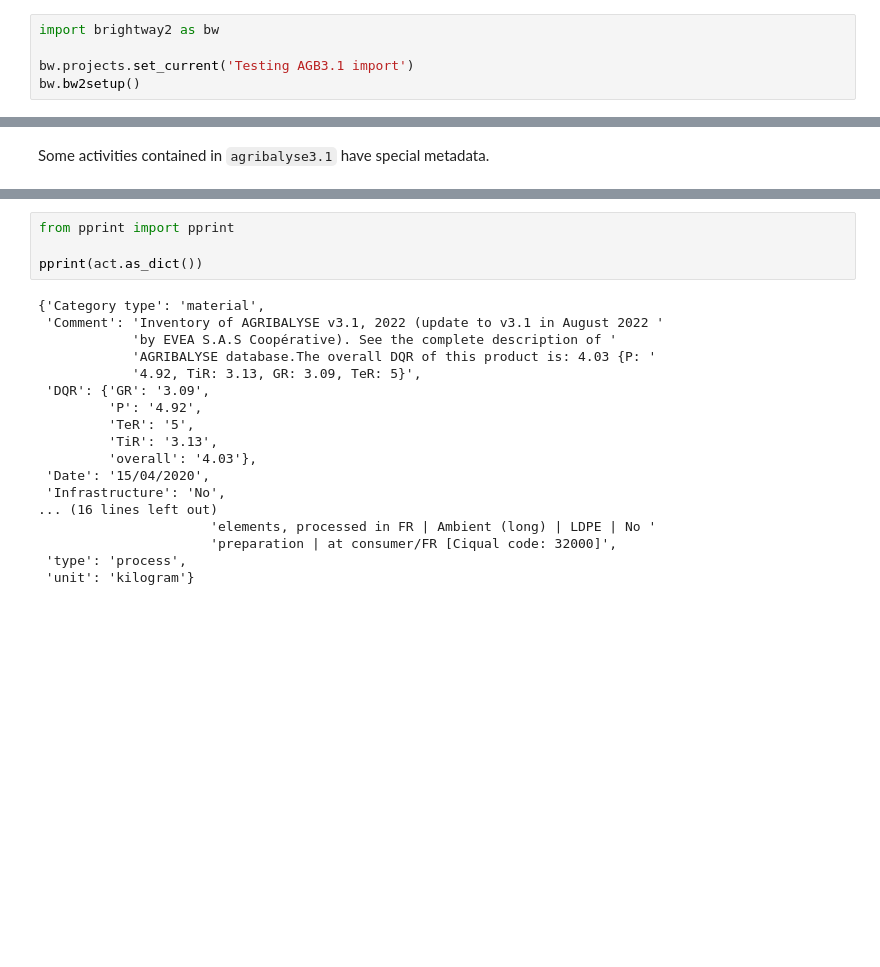
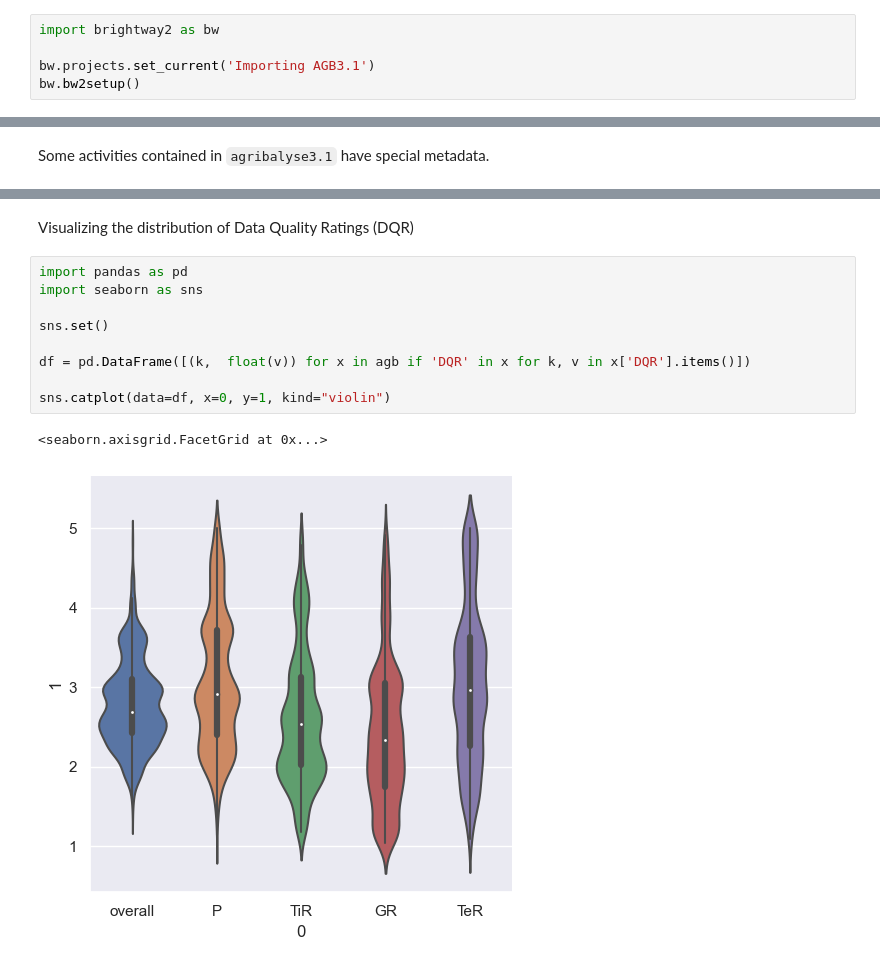
Before and after one commit to sc-gcoste/brightway-agribalyse3.1, a Jupyter notebook: exploring_agb3.1.ipynb, the cells around one changed output, grey strips where cells are left out. Drawn from its saved outputs; the diff is of its cells as text; blank space fills up the shorter version.

```diff
--- a/exploring_agb3.1.ipynb
+++ b/exploring_agb3.1.ipynb
@@ -1,7 +14,7 @@
 # %%
 import brightway2 as bw
 
-bw.projects.set_current('Testing AGB3.1 import')
+bw.projects.set_current('Importing AGB3.1')
 bw.bw2setup()
 # %% [output]
 Biosphere database already present!!! No setup is needed
@@ -57,22 +110,14 @@ act = next(x for x in agb if 'ciqual_code' in x)
-# %%
-from pprint import pprint
-
-pprint(act.as_dict())
-# %% [output]
-{'Category type': 'material',
- 'Comment': 'Inventory of AGRIBALYSE v3.1, 2022 (update to v3.1 in August 2022 '
-            'by EVEA S.A.S Coopérative). See the complete description of '
-            'AGRIBALYSE database.The overall DQR of this product is: 4.03 {P: '
-            '4.92, TiR: 3.13, GR: 3.09, TeR: 5}',
- 'DQR': {'GR': '3.09',
-         'P': '4.92',
-         'TeR': '5',
-         'TiR': '3.13',
-         'overall': '4.03'},
- 'Date': '15/04/2020',
- 'Infrastructure': 'No',
-... (16 lines left out)
-                      'elements, processed in FR | Ambient (long) | LDPE | No '
-                      'preparation | at consumer/FR [Ciqual code: 32000]',
- 'type': 'process',
- 'unit': 'kilogram'}
+# %% [markdown]
+Visualizing the distribution of Data Quality Ratings (DQR)
+# %%
+import pandas as pd
+import seaborn as sns
+
+sns.set()
+
+df = pd.DataFrame([(k,  float(v)) for x in agb if 'DQR' in x for k, v in x['DQR'].items()])
+
+sns.catplot(data=df, x=0, y=1, kind="violin")
+# %% [output]
+<seaborn.axisgrid.FacetGrid at 0x...>
+[figure, added]
```
Also changed, not shown: parts of 10 cells of this notebook.
